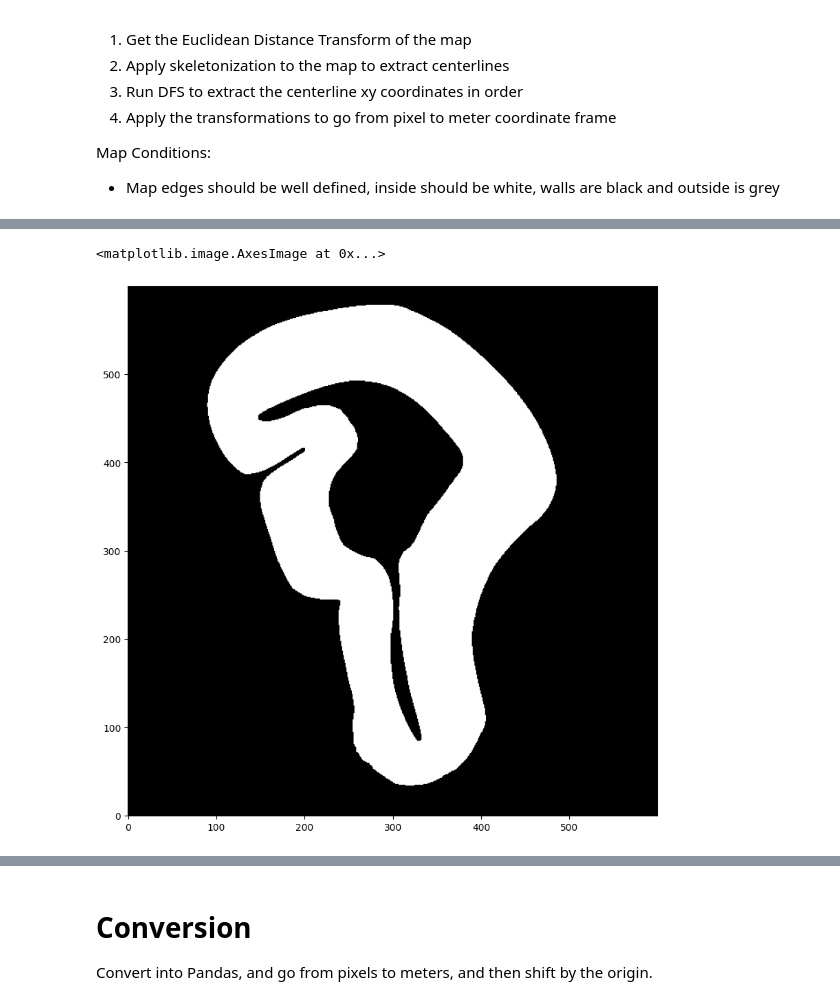
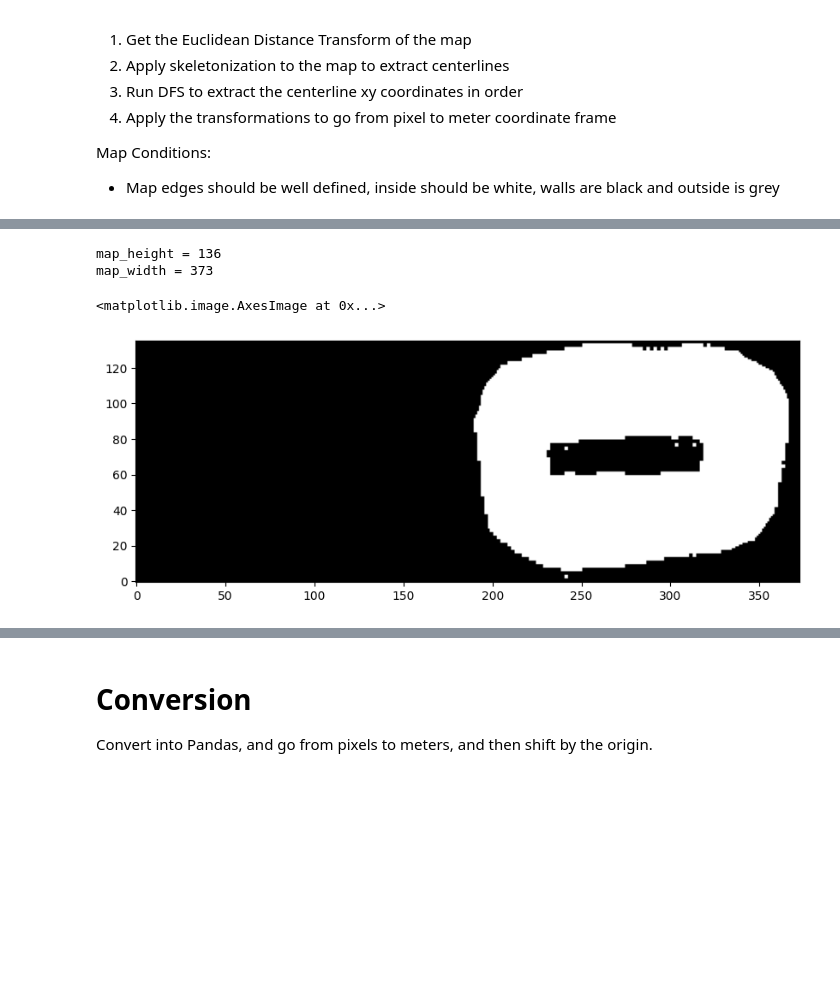
Before and after one commit to WVU-F1Tenth/Raceline-Optimization, a Jupyter notebook: map_converter.ipynb, the cells around one changed output, grey strips where cells are left out. Saved outputs shown, nothing was run; the diff lists cells and outputs as text; code cells hidden in the pictures; blank space fills up the shorter version.

```diff
--- a/map_converter.ipynb
+++ b/map_converter.ipynb
@@ -47,17 +47,21 @@ plt.imshow(raw_map_img, cmap='gray', origin='lower')
 # %%
 # grayscale -> binary. Converts grey to black
 map_img = raw_map_img.copy()
 map_img[map_img <= 210.] = 0
 map_img[map_img > 210.] = 1
 
 map_height = map_img.shape[0]
-# map_width = map_img.shape[1]
+map_width = map_img.shape[1]
+print(f'{map_height = }')
+print(f'{map_width = }')
 map_img
 plt.figure(figsize=(10, 10))
 plt.imshow(map_img, cmap='gray', origin='lower')
 # %% [output]
-<matplotlib.image.AxesImage at 0x...>
+map_height = 136
+map_width = 373
+<matplotlib.image.AxesImage at 0x...>
-[figure, old version]
+[figure, new version]
 # %%
 plt.figure(figsize=(10, 10))
 # Calculate Euclidean Distance Transform (tells us distance to nearest wall)
```
Also changed, not shown: parts of 14 cells of this notebook, 4 other files.
